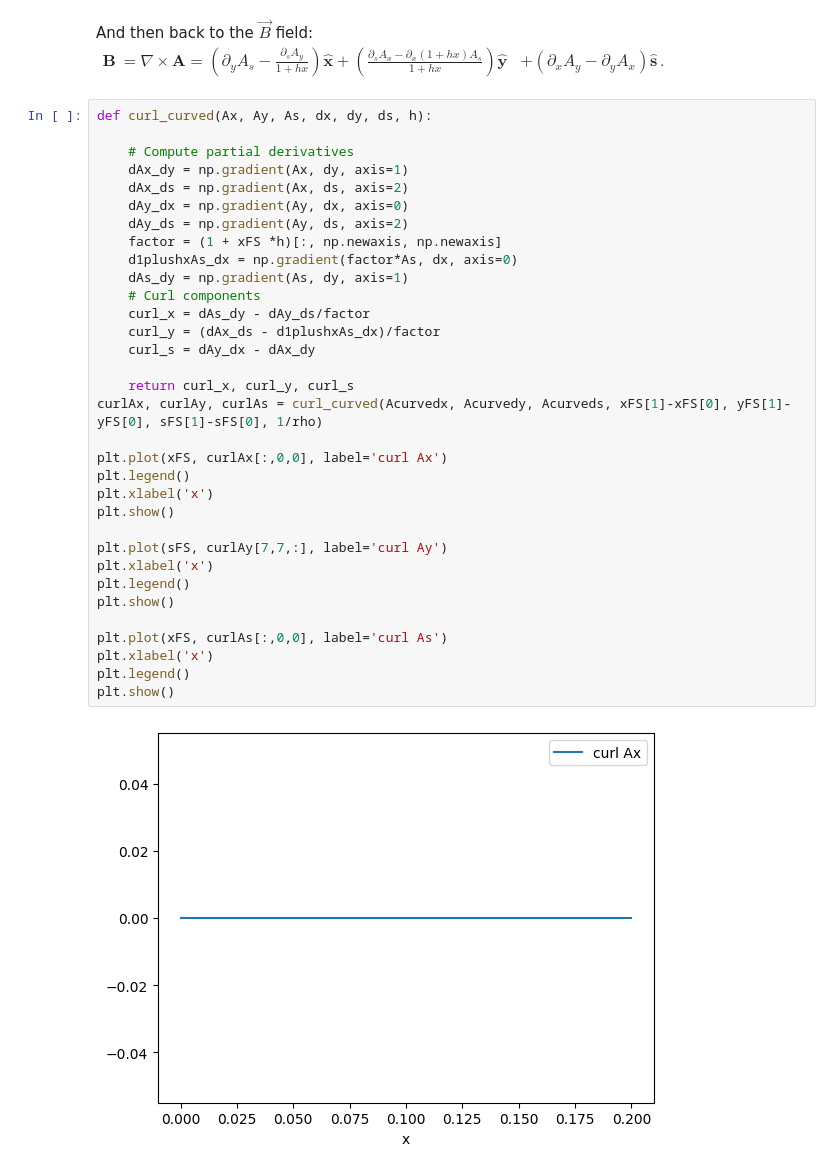
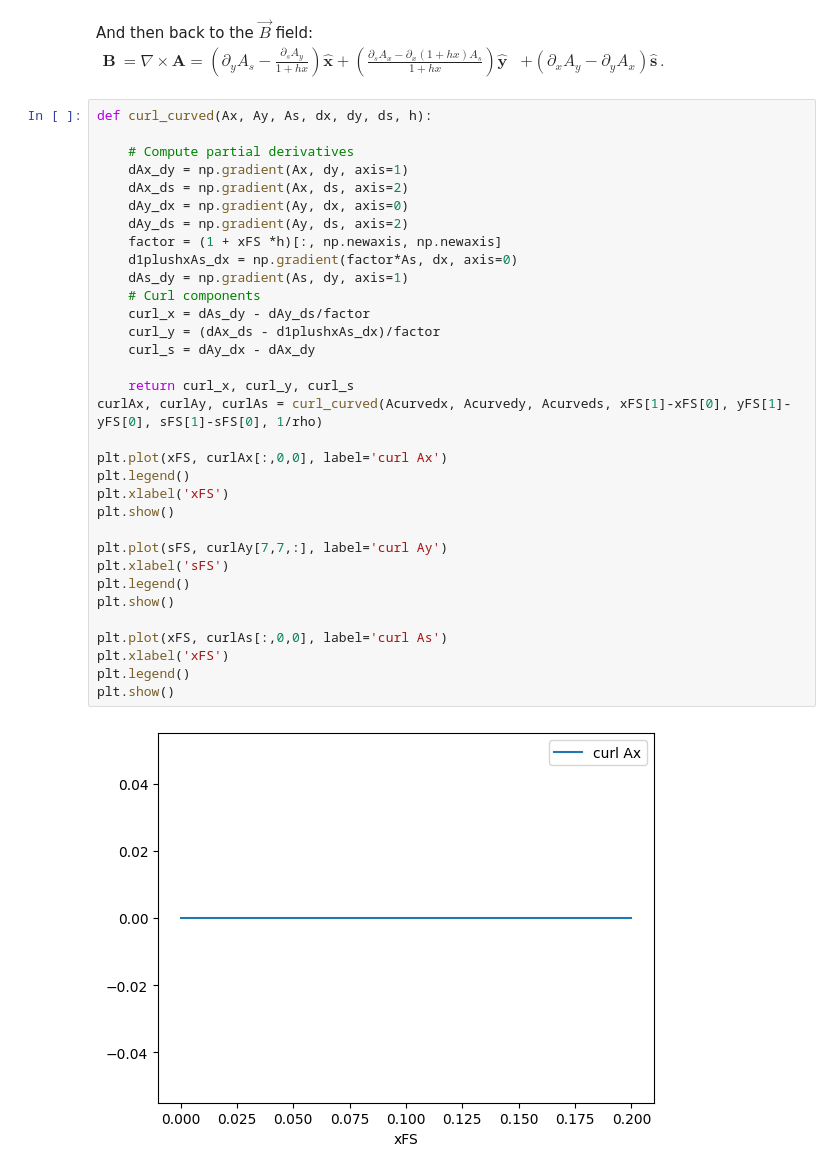
Before and after one commit to marcoliniF/bpmeth, a Jupyter notebook: preliminaryTrials/4.0straighttocurvedbyA_HA.ipynb, the cells around one changed output. Saved outputs shown, nothing was run; the diff lists cells and outputs as text.

```diff
--- a/preliminaryTrials/4.0straighttocurvedbyA_HA.ipynb
+++ b/preliminaryTrials/4.0straighttocurvedbyA_HA.ipynb
@@ -124,34 +124,34 @@ $ \begin{align}
 def curl_curved(Ax, Ay, As, dx, dy, ds, h):
 
     # Compute partial derivatives
     dAx_dy = np.gradient(Ax, dy, axis=1)
     dAx_ds = np.gradient(Ax, ds, axis=2)
     dAy_dx = np.gradient(Ay, dx, axis=0)
     dAy_ds = np.gradient(Ay, ds, axis=2)
     factor = (1 + xFS *h)[:, np.newaxis, np.newaxis]
     d1plushxAs_dx = np.gradient(factor*As, dx, axis=0)
     dAs_dy = np.gradient(As, dy, axis=1)
     # Curl components
     curl_x = dAs_dy - dAy_ds/factor
     curl_y = (dAx_ds - d1plushxAs_dx)/factor
     curl_s = dAy_dx - dAx_dy
 
     return curl_x, curl_y, curl_s
 curlAx, curlAy, curlAs = curl_curved(Acurvedx, Acurvedy, Acurveds, xFS[1]-xFS[0], yFS[1]-yFS[0], sFS[1]-sFS[0], 1/rho)
 
 plt.plot(xFS, curlAx[:,0,0], label='curl Ax')
 plt.legend()
-plt.xlabel('x')
+plt.xlabel('xFS')
 plt.show()
 
 plt.plot(sFS, curlAy[7,7,:], label='curl Ay')
-plt.xlabel('x')
+plt.xlabel('sFS')
 plt.legend()
 plt.show()
 
 plt.plot(xFS, curlAs[:,0,0], label='curl As')
-plt.xlabel('x')
+plt.xlabel('xFS')
 plt.legend()
 plt.show()
 # %% [output]
-[figure, old version]
+[figure, new version]
```
Also changed, not shown: parts of 11 cells of this notebook, 5 other files.
